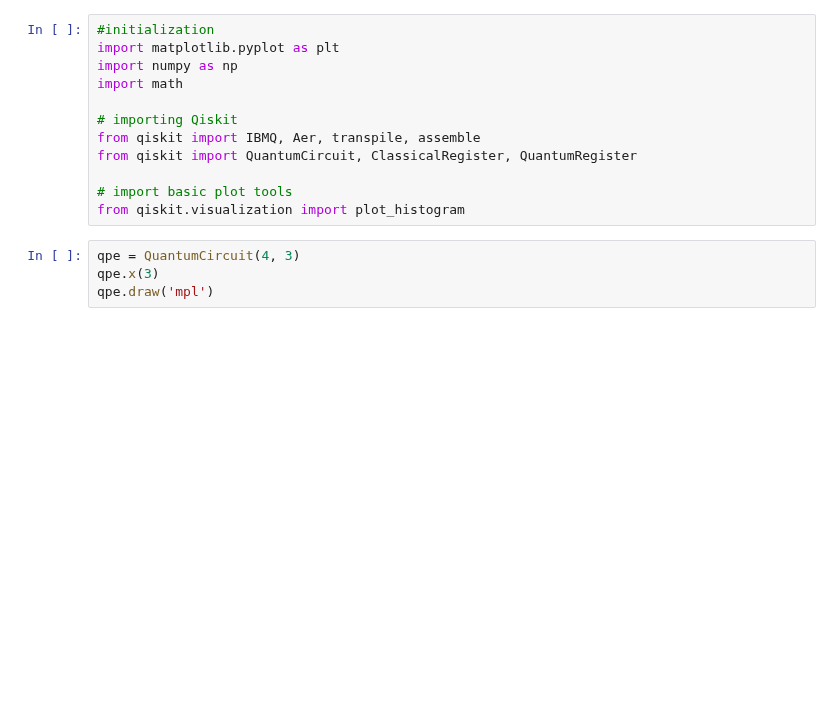
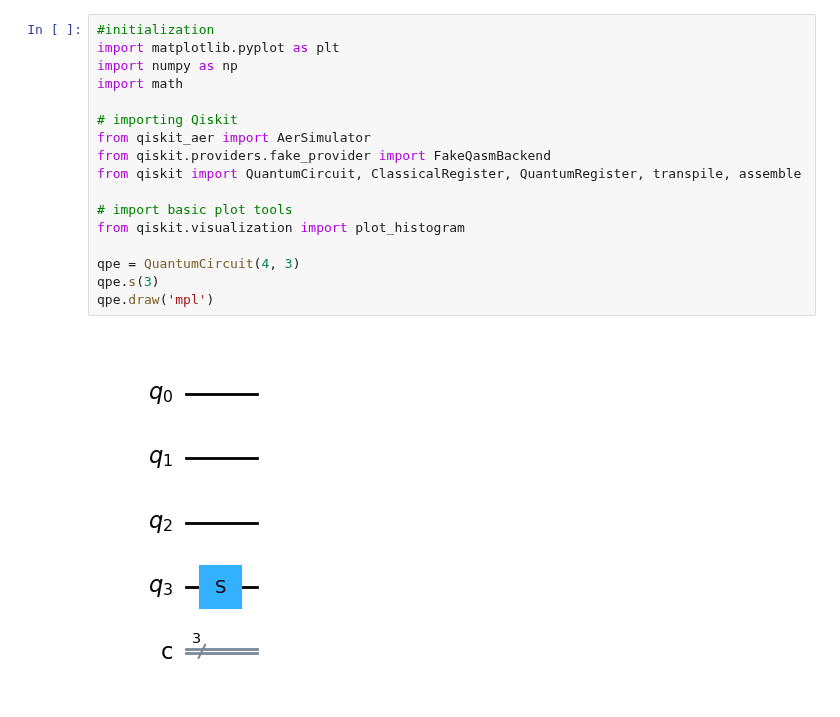
Before and after one commit to Lilith207/PythonForQuantum, a Jupyter notebook: Advanced/Assignment 3/qpe.ipynb, the cells around one changed output. Drawn from its saved outputs; the diff is of its cells as text; blank space fills up the shorter version.

```diff
--- a/Advanced/Assignment 3/qpe.ipynb
+++ b/Advanced/Assignment 3/qpe.ipynb
@@ -1,19 +1,22 @@
 # %%
 #initialization
 import matplotlib.pyplot as plt
 import numpy as np
 import math
 
 # importing Qiskit
-from qiskit import IBMQ, Aer, transpile, assemble
-from qiskit import QuantumCircuit, ClassicalRegister, QuantumRegister
+from qiskit_aer import AerSimulator
+from qiskit.providers.fake_provider import FakeQasmBackend
+from qiskit import QuantumCircuit, ClassicalRegister, QuantumRegister, transpile, assemble
 
 # import basic plot tools
 from qiskit.visualization import plot_histogram
+
+qpe = QuantumCircuit(4, 3)
+qpe.s(3)
+qpe.draw('mpl')
+# %% [output]
+[figure, added]
-# %%
-qpe = QuantumCircuit(4, 3)
-qpe.x(3)
-qpe.draw('mpl')
 # %%
 for qubit in range(3):
     qpe.h(qubit)
```
Also changed, not shown: parts of 6 cells of this notebook, 1 other file.
